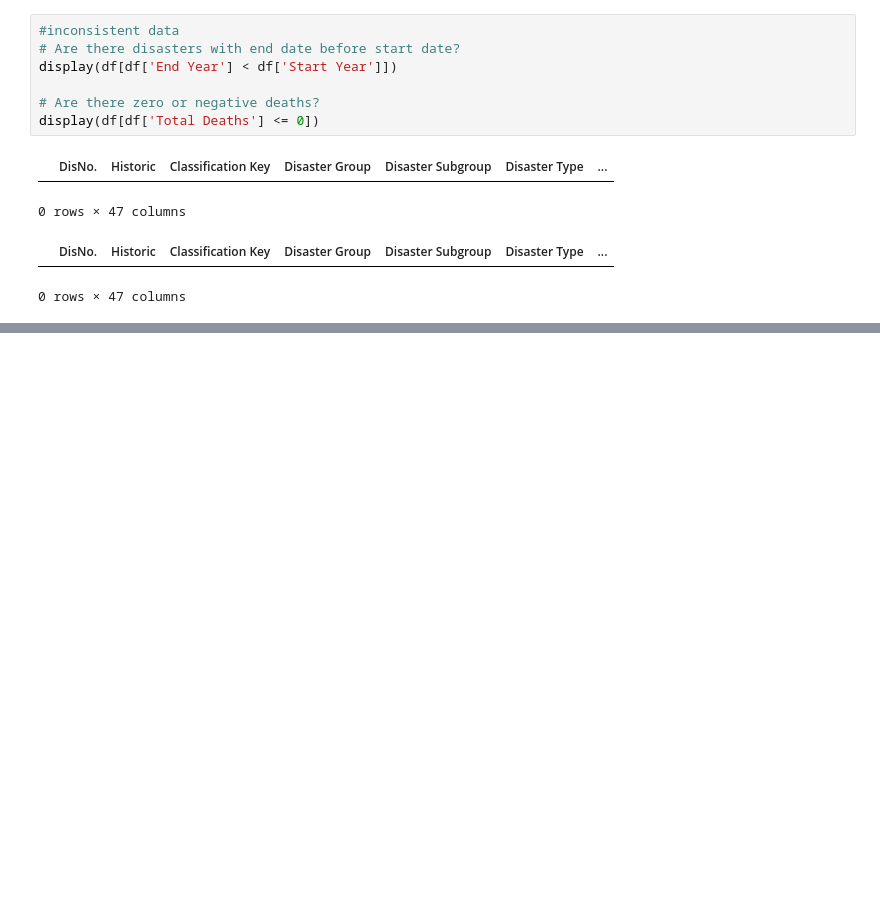
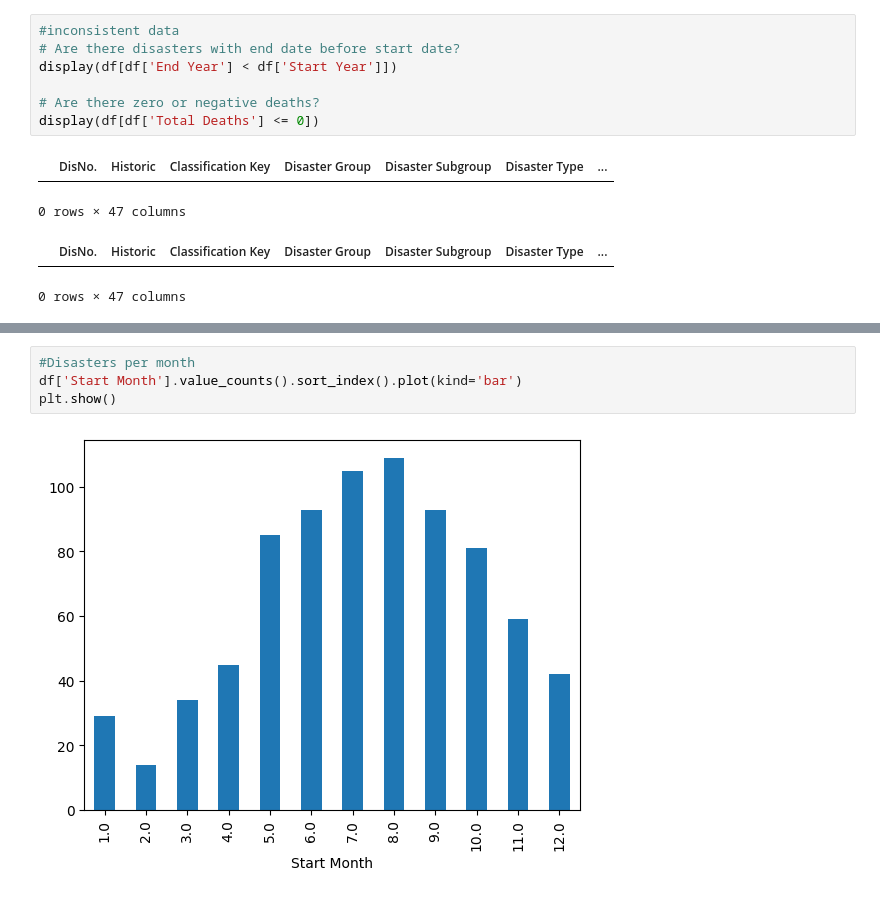
Before and after one commit to Rajdeep0010/Disaster_Project, a Jupyter notebook: notebooks/EDA.ipynb, the cells around one changed output, grey strips where cells are left out. Cells and saved outputs as stored; diff of their text form; blank space fills up the shorter version.

```diff
--- a/notebooks/EDA.ipynb
+++ b/notebooks/EDA.ipynb
@@ -429,0 +482,6 @@ display(df[df['Total Deaths'] <= 0])
+# %%
+#Disasters per month
+df['Start Month'].value_counts().sort_index().plot(kind='bar')
+plt.show()
+# %% [output]
+[figure, added]
```
Also changed, not shown: parts of 12 cells of this notebook, 1 other file.
